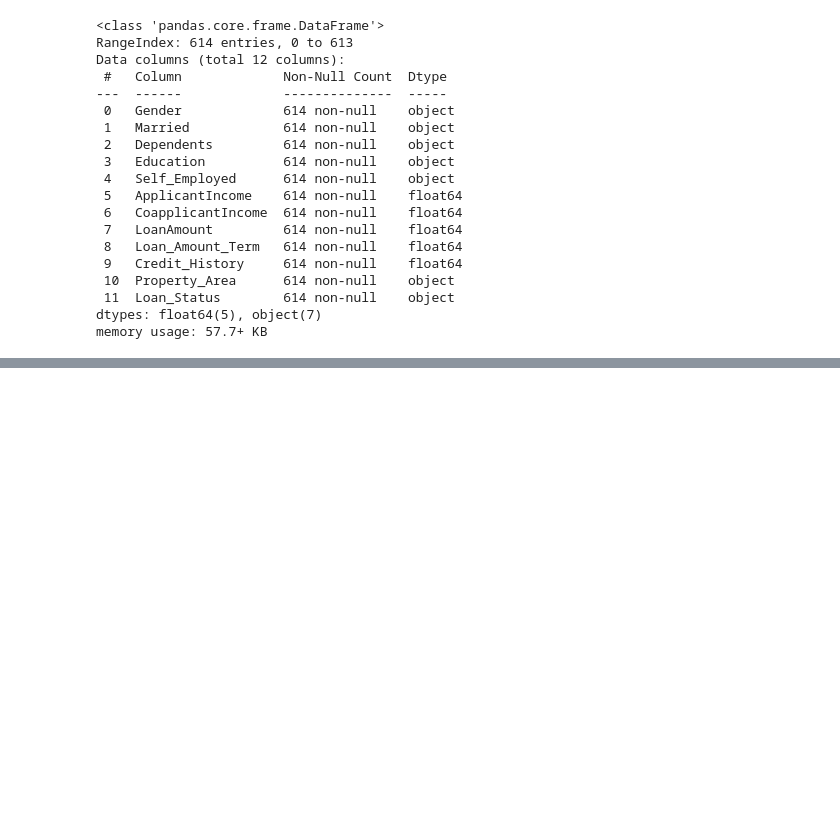
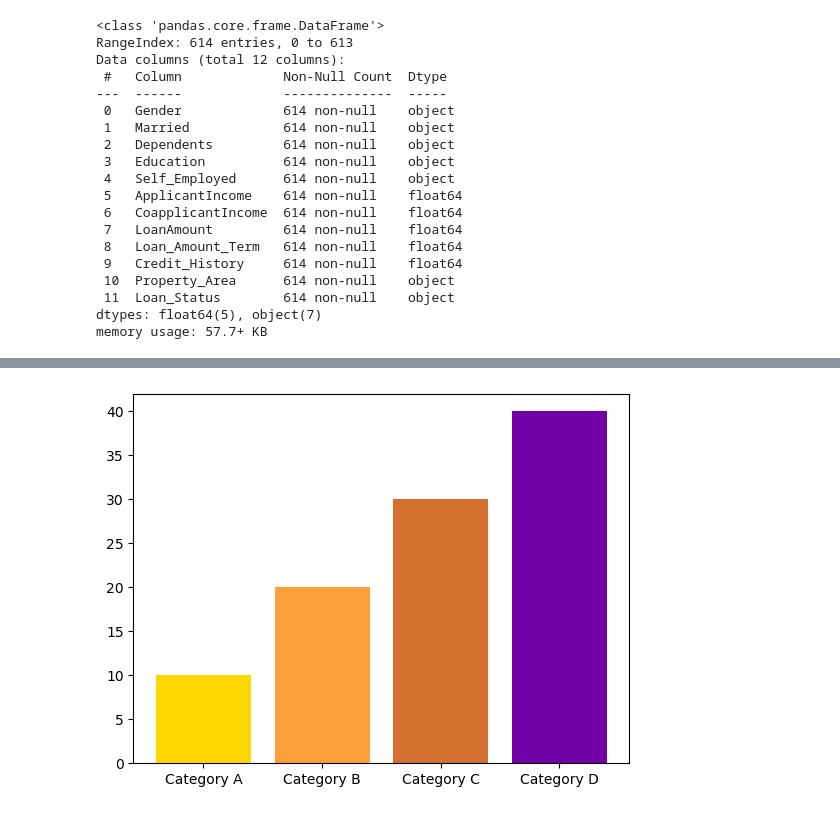
Before and after one commit to anag23039/cct, a Jupyter notebook: CA2.ipynb, the cells around one changed output, grey strips where cells are left out. Cells and saved outputs as stored; diff of their text form; code cells hidden in the pictures; blank space fills up the shorter version.

```diff
--- a/CA2.ipynb
+++ b/CA2.ipynb
@@ -237,0 +282,40 @@ memory usage: 57.7+ KB
+# %%
+import matplotlib.pyplot as plt
+
+colors = [
+    '#FFD600',
+    '#FB9F3A',
+    '#D67031',
+    '#7202A8',
+    '#FDCA25',
+    '#01471A',
+    '#BD3886',
+    '#D8576B',
+    '#0D0887',
+    '#920505',
+    '#F0F921',
+    '#8C52FF',
+    '#CA6CE5',
+    '#FF5758',
+    '#5E18EB',
+    '#46039F',
+    '#9C179E',
+    '#0120B2',
+    '#5DE1E6',
+    '#46039F',
+    '#ED7953',
+    '#002EFF',
+    '#158CA3',
+    '#5371FF',
+    '#FF66C4',
+    '#FF914D'
+]
+
+categories = ['Category A', 'Category B', 'Category C', 'Category D']
+values = [10, 20, 30, 40]
+
+# Plotting a bar chart
+plt.bar(categories, values, color=colors[:len(categories)])
+plt.show()
+# %% [output]
+[figure, added]
```
Also changed, not shown: parts of 8 cells of this notebook, 1 other file.
